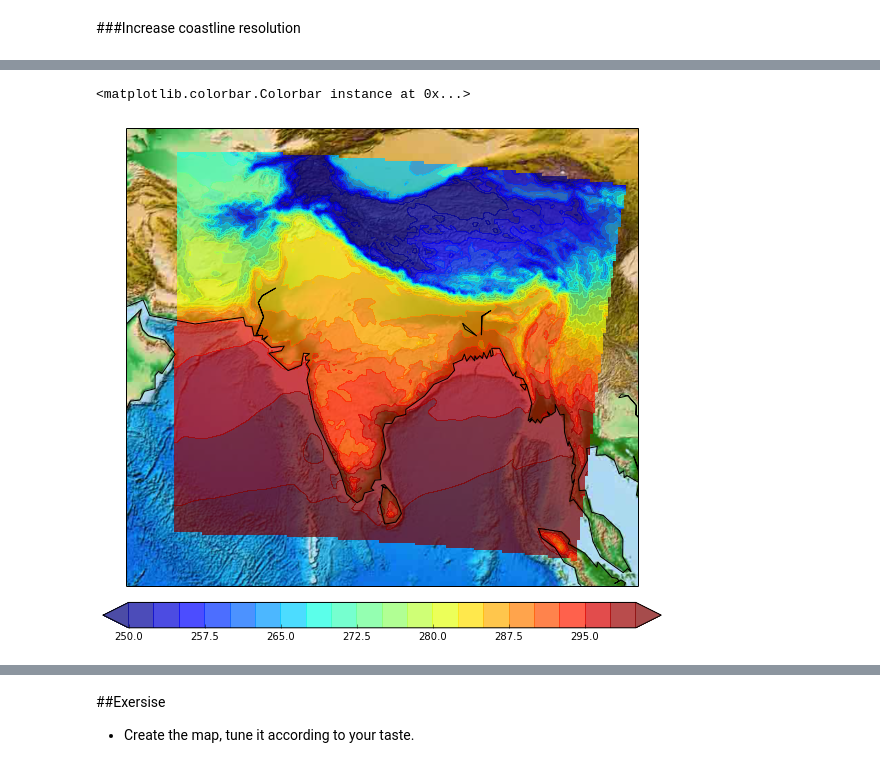
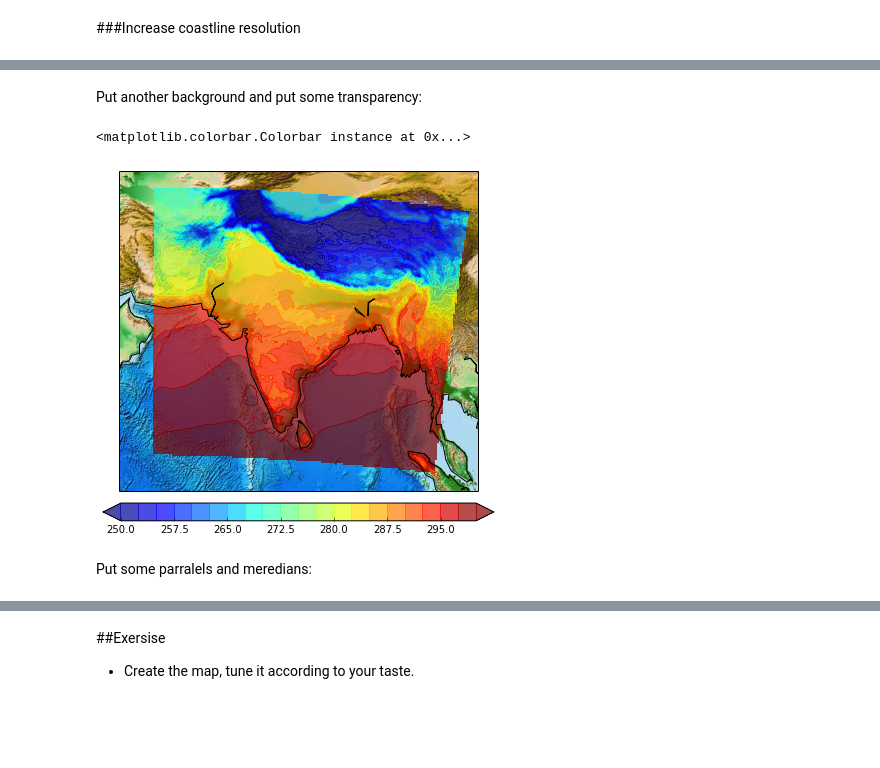
Before and after one commit to koldunovn/JNU, a Jupyter notebook: 10_basemap/10_basemap.ipynb, the cells around one changed output, grey strips where cells are left out. Drawn from its saved outputs; the diff is of its cells as text; code cells hidden in the pictures; blank space fills up the shorter version.

```diff
--- a/10_basemap/10_basemap.ipynb
+++ b/10_basemap/10_basemap.ipynb
@@ -77,12 +112,16 @@ plt.colorbar(orientation="horizontal", pad=0.03)
+# %% [markdown]
+Put another background and put some transparency:
 # %%
-plt.figure(figsize=(10,10))
+plt.figure(figsize=(7,7))
 m.drawcoastlines()
 m.etopo()
 m.contourf(x,y,temp[0,0,:,:],levels=np.linspace(250,300,21), extend="both",  alpha=0.7);
 plt.colorbar(orientation="horizontal", pad=0.03)
 # %% [output]
 <matplotlib.colorbar.Colorbar instance at 0x...>
-[figure, old version]
+[figure, new version]
+# %% [markdown]
+Put some parralels and meredians:
 # %%
 m = Basemap(llcrnrlon=55,llcrnrlat=0,urcrnrlon=105,urcrnrlat=42,projection='mill', resolution='c')
 x, y = m(lon, lat)
```
Also changed, not shown: parts of 21 cells of this notebook, 6 other files.
